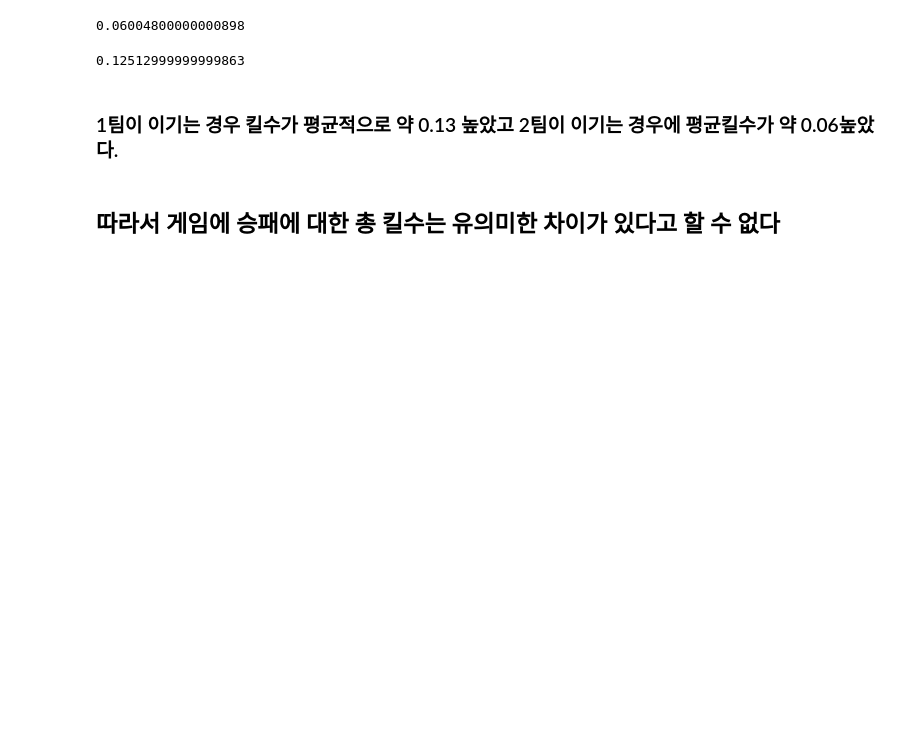
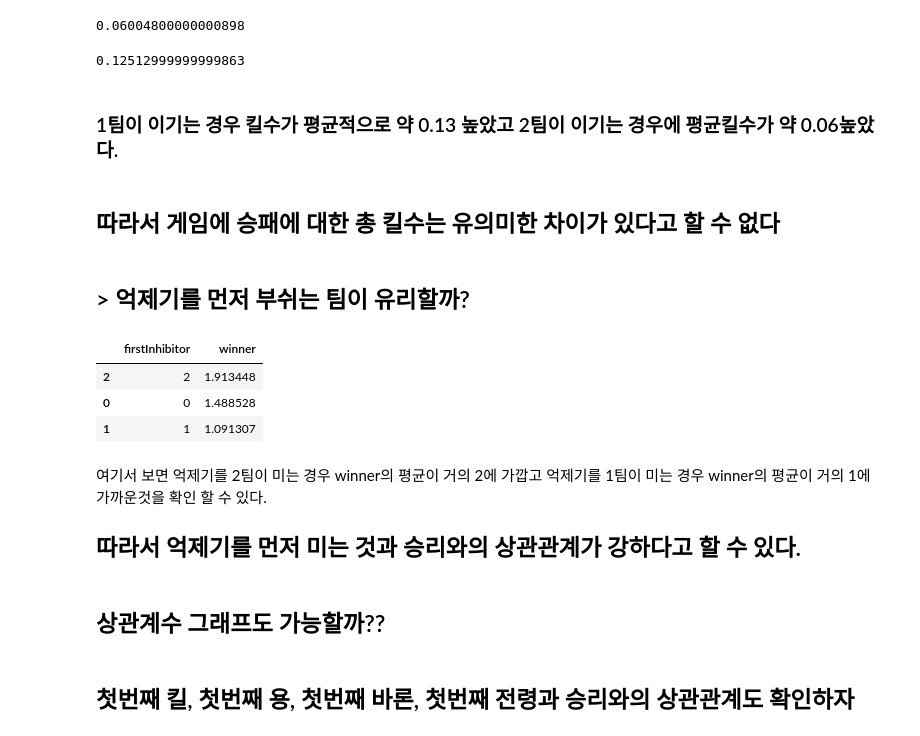
Before and after one commit to youngwoo3283/project2-section02, a Jupyter notebook: project2.ipynb, the cells around one changed output. Cells and saved outputs as stored; diff of their text form; code cells hidden in the pictures; blank space fills up the shorter version.

```diff
--- a/project2.ipynb
+++ b/project2.ipynb
@@ -161,3 +163,20 @@ data_kill.groupby('winner').mean()
 ### 1팀이 이기는 경우 킬수가 평균적으로 약 0.13 높았고 2팀이 이기는 경우에 평균킬수가 약 0.06높았다.
 # %% [markdown]
 ## 따라서 게임에 승패에 대한 총 킬수는 유의미한 차이가 있다고 할 수 없다
+# %% [markdown]
+## > 억제기를 먼저 부쉬는 팀이 유리할까?
+# %%
+data_game[["firstInhibitor","winner"]].groupby(["firstInhibitor"],as_index = False).mean().sort_values(by = "winner",ascending = False)
+# %% [output]
+|  | firstInhibitor | winner |
+| 2 | 2 | 1.913448 |
+| 0 | 0 | 1.488528 |
+| 1 | 1 | 1.091307 |
+# %% [markdown]
+여기서 보면 억제기를 2팀이 미는 경우 winner의 평균이 거의 2에 가깝고 억제기를 1팀이 미는 경우 winner의 평균이 거의 1에 가까운것을 확인 할 수 있다.
+
+## 따라서 억제기를 먼저 미는 것과 승리와의 상관관계가 강하다고 할 수 있다.
+# %% [markdown]
+## 상관계수 그래프도 가능할까??
+# %% [markdown]
+## 첫번째 킬, 첫번째 용, 첫번째 바론, 첫번째 전령과 승리와의 상관관계도 확인하자
```
Also changed, not shown: parts of 1 cell of this notebook.
